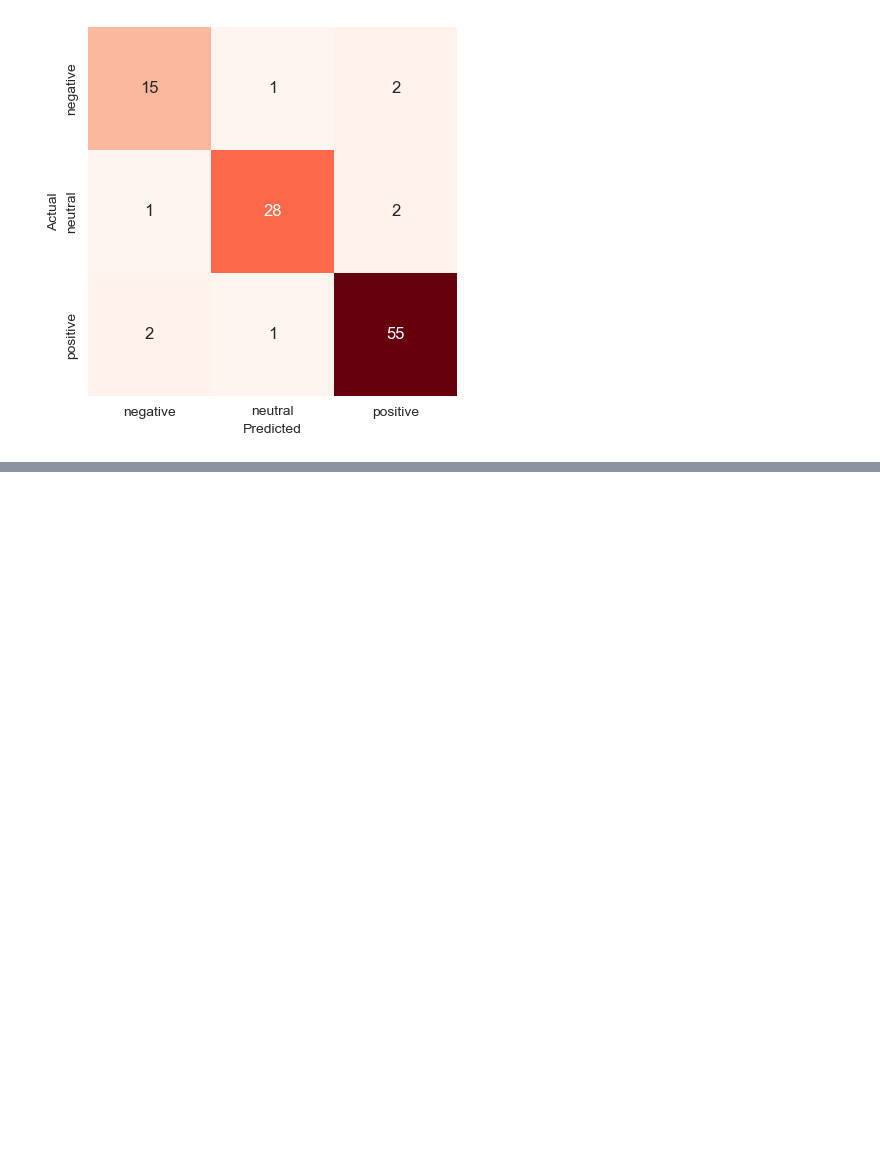
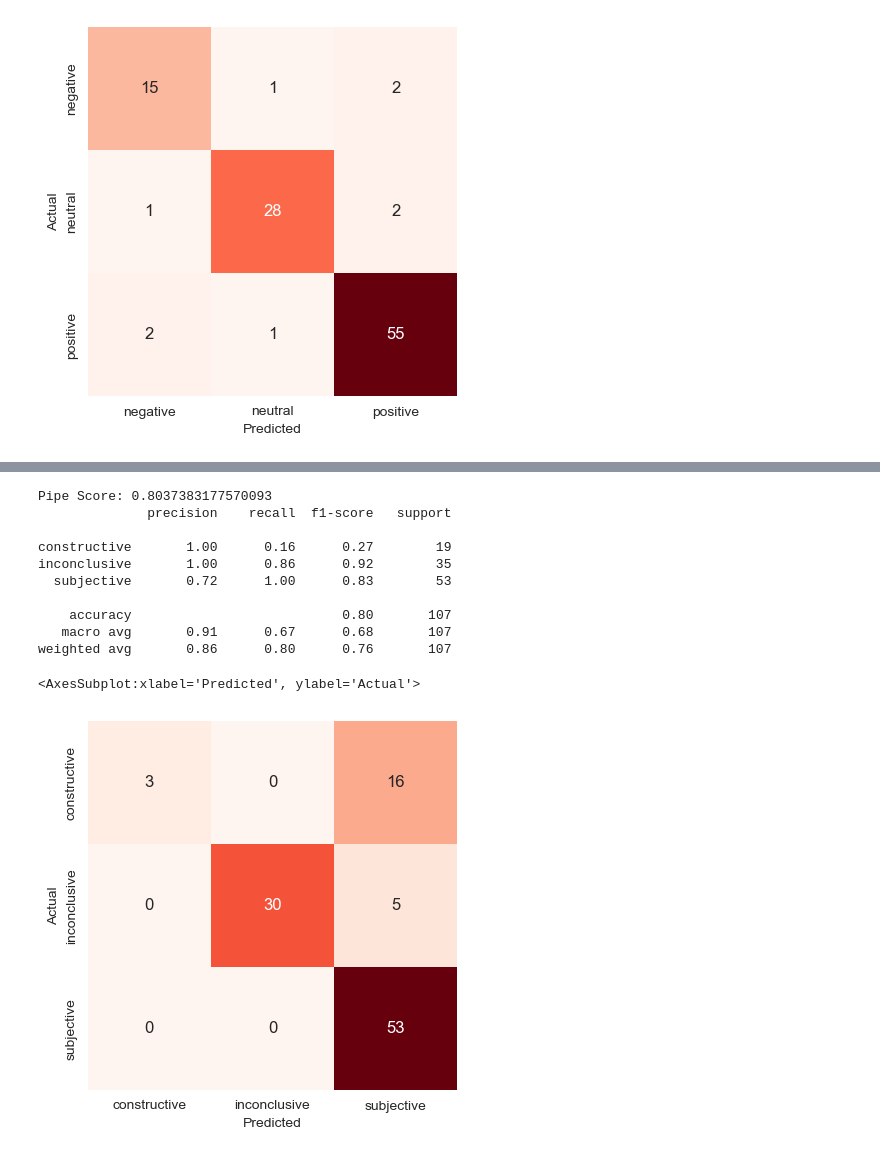
Before and after one commit to kjeshang/NespressoMetropolisCustomerReviewAnalysis, a Jupyter notebook: 5_SentimentPredictiveModeling.ipynb, the cells around one changed output, grey strips where cells are left out. Drawn from its saved outputs; the diff is of its cells as text; code cells hidden in the pictures; blank space fills up the shorter version.

```diff
--- a/5_SentimentPredictiveModeling.ipynb
+++ b/5_SentimentPredictiveModeling.ipynb
@@ -146,7 +146,7 @@ def manualClassification_Textblob(df, column):
             elif dff.loc[i, column] > 0:
                 dff.loc[i, 'Classification'] = "positive";
     elif column == "Subjectivity":
-        dff['Classification'] = "";
+        dff['Classification'] = "inconclusive";
         for i in dff.index:
             if dff.loc[i, 'Polarity'] != 0:
                 if dff.loc[i,column] < 0.5:
@@ -450,0 +453,3 @@ weighted avg       0.92      0.92      0.92       107
+# %%
+dff_textblob_subjectivity = manualClassification_Textblob(df_textblob, "Subjectivity");
+dff_textblob_subjectivity.head(2)
@@ -450,0 +573,26 @@ weighted avg       0.92      0.92      0.92       107
+# %%
+pipeAccuracy_Results(
+    df=dff_textblob_subjectivity,
+    vectorizer=TfidfVectorizer(
+        min_df=10,
+        token_pattern=r'[a-zA-Z]+',
+    ),
+    features='Review Cleaned',
+    target='Classification',
+    test_size=0.33,
+    random_state=42,
+    model=MultinomialNB()
+)
+# %% [output]
+Pipe Score: 0.8037383177570093
+              precision    recall  f1-score   support
+
+constructive       1.00      0.16      0.27        19
+inconclusive       1.00      0.86      0.92        35
+  subjective       0.72      1.00      0.83        53
+
+    accuracy                           0.80       107
+   macro avg       0.91      0.67      0.68       107
+weighted avg       0.86      0.80      0.76       107
+<AxesSubplot:xlabel='Predicted', ylabel='Actual'>
+[figure, added]
```
Also changed, not shown: parts of 6 cells of this notebook.
